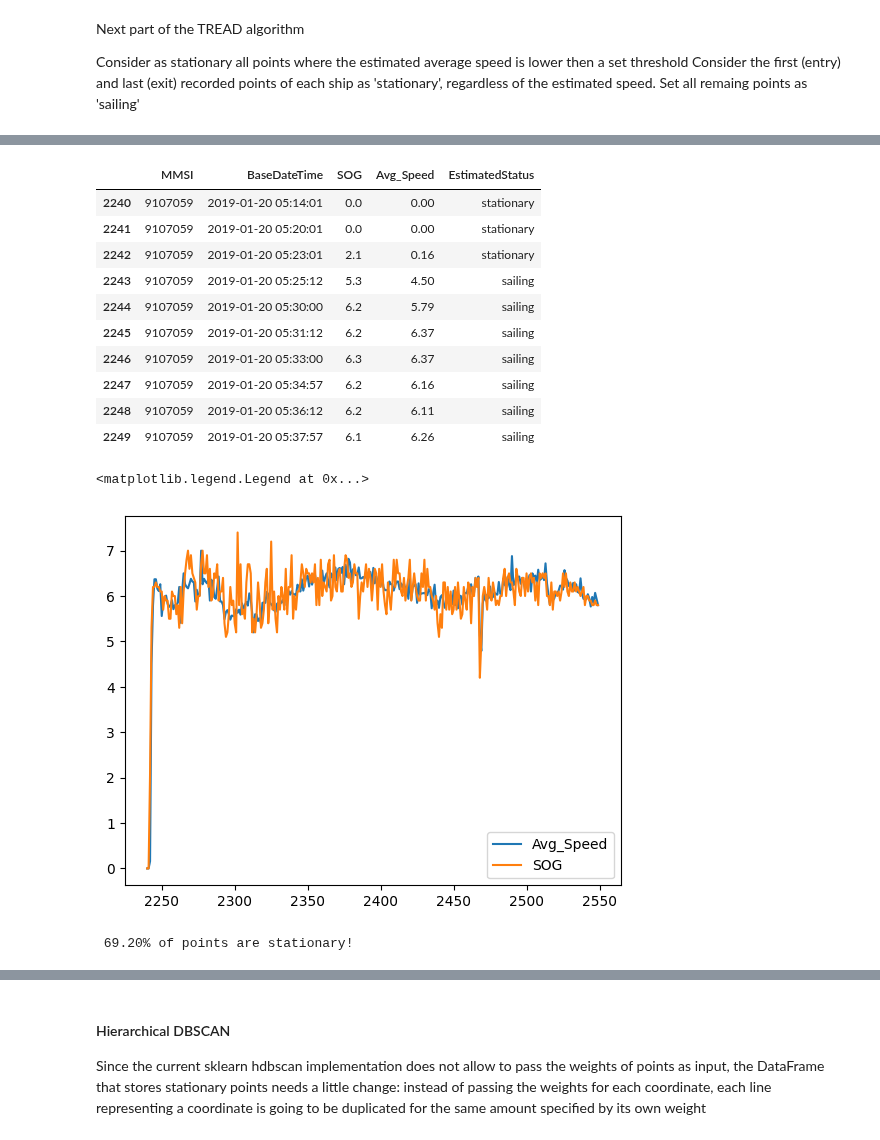
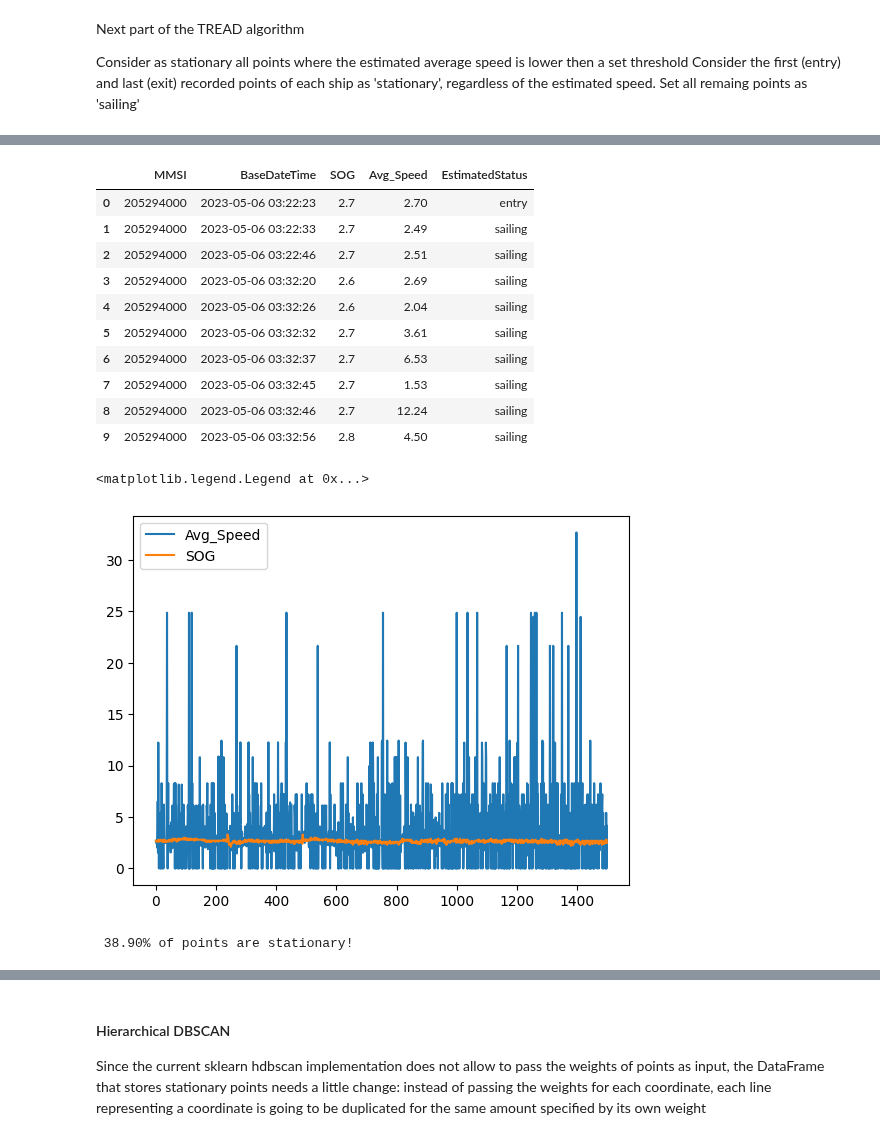
Before and after one commit to Accazeta/AIS_data_analysis, a Jupyter notebook: src/TREAD.ipynb, the cells around one changed output, grey strips where cells are left out. Cells and saved outputs as stored; diff of their text form; code cells hidden in the pictures.

Commit message:
Added support for a different dataset (Denmark)
Handled edge case where waypoint is defined by less than 3 points

```diff
--- a/src/TREAD.ipynb
+++ b/src/TREAD.ipynb
@@ -23,8 +24,10 @@ import plotly.graph_objects as go
 # %% [markdown]
 Import source csv into a dataframe
 # %%
-FILE_NAME = '2019_01-03.csv'
-clean_df = p.read_csv(c.FOLDER_PATH + FILE_NAME)
+FILE_NAME_HAWAII = '2019_01-03.csv'
+FILE_NAME_DENMARK = 'cleaned_denmark_2023-06-05_point-based.parquet'
+#clean_df = p.read_csv(c.FOLDER_PATH + FILE_NAME_HAWAII)
+clean_df = p.read_parquet(c.FOLDER_PATH + c.DENMARK + FILE_NAME_DENMARK)
 print(f'Dataframe shape: {clean_df.shape}')
 print(clean_df.columns)
 print(clean_df.shape)
@@ -73,11 +76,11 @@ optimized_df['CallSign'] = clean_df['CallSign'].astype(p.StringDtype())
 
 # VesselType - from float64 to int16. Following AIS specification, VesselType maximum value is around 1000
 clean_df['VesselType'] = clean_df['VesselType'].fillna(value=0) # replaces all None values with zero.
-optimized_df['VesselType'] = clean_df['VesselType'].astype('int16')
+optimized_df['VesselType'] = clean_df['VesselType'].astype('category')
 
 # Status - from float64 to int8. Following AIS specification, there are 16 (0-15) status codes
 clean_df['Status'] = clean_df['Status'].fillna(value=99) # since 0 is a valid status code, 99 is used as a placeholder for None values
-optimized_df['Status'] = clean_df['Status'].astype('int8')
+optimized_df['Status'] = clean_df['Status'].astype('category')
 
 # Length - from float64 to int16. Any floating point value is truncated to the closest integer.
 # This is done on purpouse as an error of fractions of a meter is bearable.
@@ -94,7 +97,7 @@ optimized_df['Draft'] = clean_df['Draft'].astype('float32')
 
 # Cargo - from float64 to int16. Similar to VesselType
 clean_df['Cargo'] = clean_df['Cargo'].fillna(value=0)
-optimized_df['Cargo'] = clean_df['Cargo'].astype('int16')
+optimized_df['Cargo'] = clean_df['Cargo'].astype('category')
 
 # TransceiverClass - from string object to boolean. The new column ('IsClassA') holds True if the transceiver
 # is of type 'class A', false if it is of type 'class B'
@@ -321,24 +309,25 @@ Current ship len: 89
 # %%
 # print a dataframe and some points just to check the result
-interval = range(2240,2550)
+#interval = range(2240,2550)
+interval = range(0,1500)
 display(V_s[2].loc[interval, ['MMSI', 'BaseDateTime', 'SOG', 'Avg_Speed', 'EstimatedStatus']].head(10))
 plt.plot(V_s[2].loc[interval,'Avg_Speed'])
 plt.plot(V_s[2].loc[interval,'SOG'])
 plt.legend(['Avg_Speed', 'SOG'])
 # %% [output]
 |  | MMSI | BaseDateTime | SOG | Avg_Speed | EstimatedStatus |
-| 2240 | 9107059 | 2019-01-20 05:14:01 | 0.0 | 0.00 | stationary |
-| 2241 | 9107059 | 2019-01-20 05:20:01 | 0.0 | 0.00 | stationary |
-| 2242 | 9107059 | 2019-01-20 05:23:01 | 2.1 | 0.16 | stationary |
-| 2243 | 9107059 | 2019-01-20 05:25:12 | 5.3 | 4.50 | sailing |
-| 2244 | 9107059 | 2019-01-20 05:30:00 | 6.2 | 5.79 | sailing |
-| 2245 | 9107059 | 2019-01-20 05:31:12 | 6.2 | 6.37 | sailing |
-| 2246 | 9107059 | 2019-01-20 05:33:00 | 6.3 | 6.37 | sailing |
-| 2247 | 9107059 | 2019-01-20 05:34:57 | 6.2 | 6.16 | sailing |
-| 2248 | 9107059 | 2019-01-20 05:36:12 | 6.2 | 6.11 | sailing |
-| 2249 | 9107059 | 2019-01-20 05:37:57 | 6.1 | 6.26 | sailing |
+| 0 | 205294000 | 2023-05-06 03:22:23 | 2.7 | 2.70 | entry |
+| 1 | 205294000 | 2023-05-06 03:22:33 | 2.7 | 2.49 | sailing |
+| 2 | 205294000 | 2023-05-06 03:22:46 | 2.7 | 2.51 | sailing |
+| 3 | 205294000 | 2023-05-06 03:32:20 | 2.6 | 2.69 | sailing |
+| 4 | 205294000 | 2023-05-06 03:32:26 | 2.6 | 2.04 | sailing |
+| 5 | 205294000 | 2023-05-06 03:32:32 | 2.7 | 3.61 | sailing |
+| 6 | 205294000 | 2023-05-06 03:32:37 | 2.7 | 6.53 | sailing |
+| 7 | 205294000 | 2023-05-06 03:32:45 | 2.7 | 1.53 | sailing |
+| 8 | 205294000 | 2023-05-06 03:32:46 | 2.7 | 12.24 | sailing |
+| 9 | 205294000 | 2023-05-06 03:32:56 | 2.8 | 4.50 | sailing |
 <matplotlib.legend.Legend at 0x...>
-[figure, old version]
+[figure, new version]
 # %%
 # aggregate all the points back into a single dataframe
 concatDF = p.concat(V_s, ignore_index=True).copy()
@@ -356,7 +345,7 @@ stationaryDF.reset_index(inplace=True)
 
 print(f'{(stationaryDF.shape[0]/optimized_df.shape[0]) * 100: .2f}% of points are stationary!')
 # %% [output]
- 69.20% of points are stationary!
+ 38.90% of points are stationary!
 # %%
 # Some computationl tricks in order to save some time
 print(f'Currently there are {stationaryDF.shape[0]} stationary points!')
```
Also changed, not shown: parts of 15 cells of this notebook, 13 other files.
